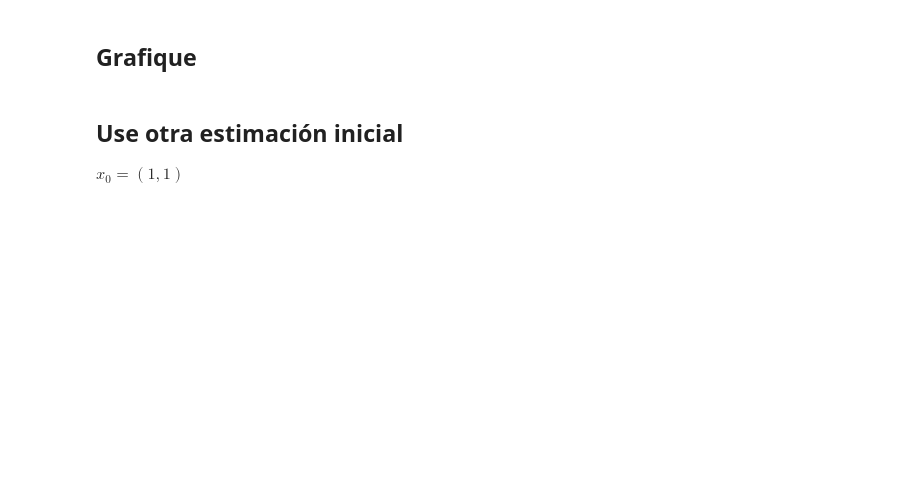
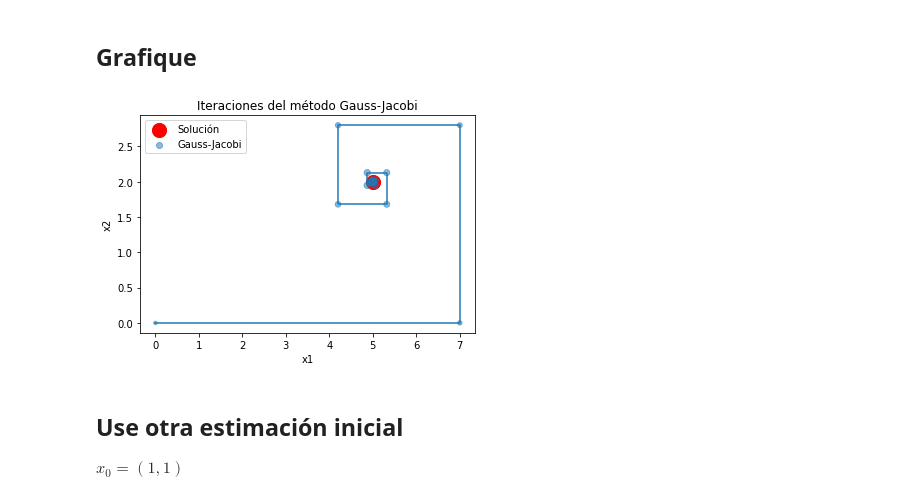
Before and after one commit to ztjona/MN-prueba02, a Jupyter notebook: gauss_iterative.ipynb, the cells around one changed output. Saved outputs shown, nothing was run; the diff lists cells and outputs as text; code cells hidden in the pictures; blank space fills up the shorter version.

Commit message:
:chart_with_upwards_trend: update iterative methods solutions

```diff
--- a/gauss_iterative.ipynb
+++ b/gauss_iterative.ipynb
@@ -24,5 +24,5 @@ A = [[1, 1], [-2, 5]]
 b = [7, 0]
 n = len(A)
 
-gauss_jacobi(A=A, b=b, x0=[0]*n, tol=1e-5, max_iter=1000)
+sol, trayectoria = gauss_jacobi(A=A, b=b, x0=[0]*n, tol=1e-5, max_iter=1000)
 # %% [output]
@@ -50,4 +48,25 @@ array([[5.00000537],
 ![alt text](assets/trayectoria.png)
 # %% [markdown]
 ## Grafique
+# %%
+import matplotlib.pyplot as plt
+import numpy as np
+from math import log2
+
+tray = np.array(trayectoria)
+tray[:, 0]
+index_size = [50 * log2(i + 2) for i in range(len(trayectoria))]
+plt.scatter(5, 2, color="red", label="Solución", marker="o", s=200)
+plt.plot(tray[:, 0], tray[:, 1])
+plt.scatter(
+    tray[:, 0], tray[:, 1], label="Gauss-Jacobi", marker=".", s=index_size, alpha=0.5
+)
+# plt.plot(x, y, color="red", label=r"$ y = a_1 x + a_0 $")
+plt.xlabel("x1")
+plt.ylabel("x2")
+plt.title("Iteraciones del método Gauss-Jacobi")
+plt.legend()
+plt.show()
+# %% [output]
+[figure, added]
 # %% [markdown]
```
Also changed, not shown: parts of 18 cells of this notebook, 1 other file.
